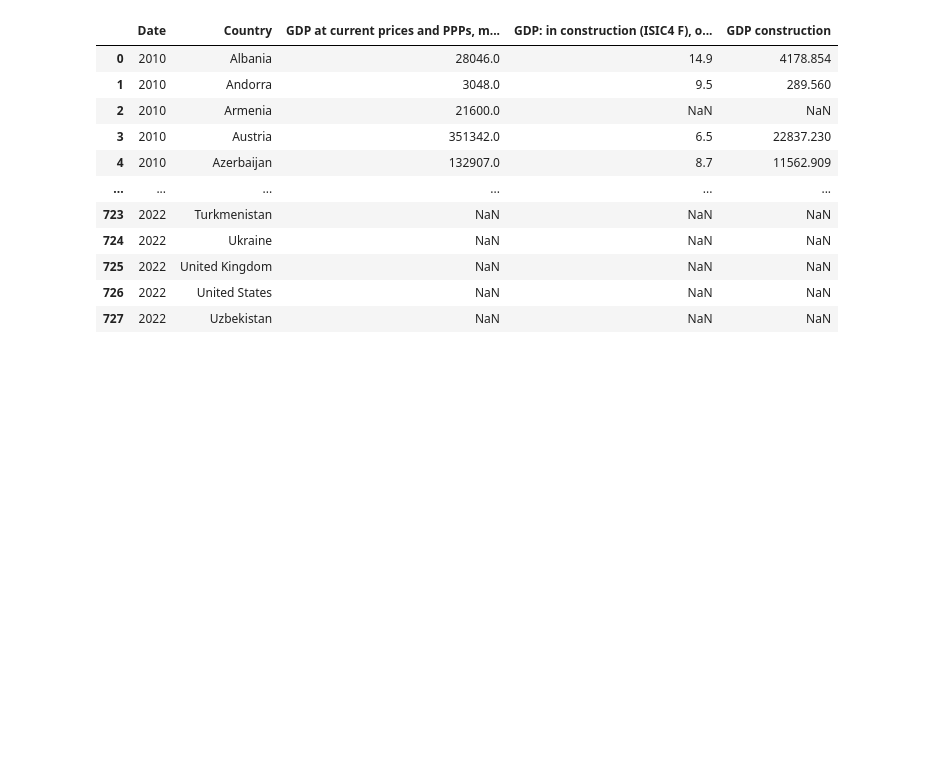
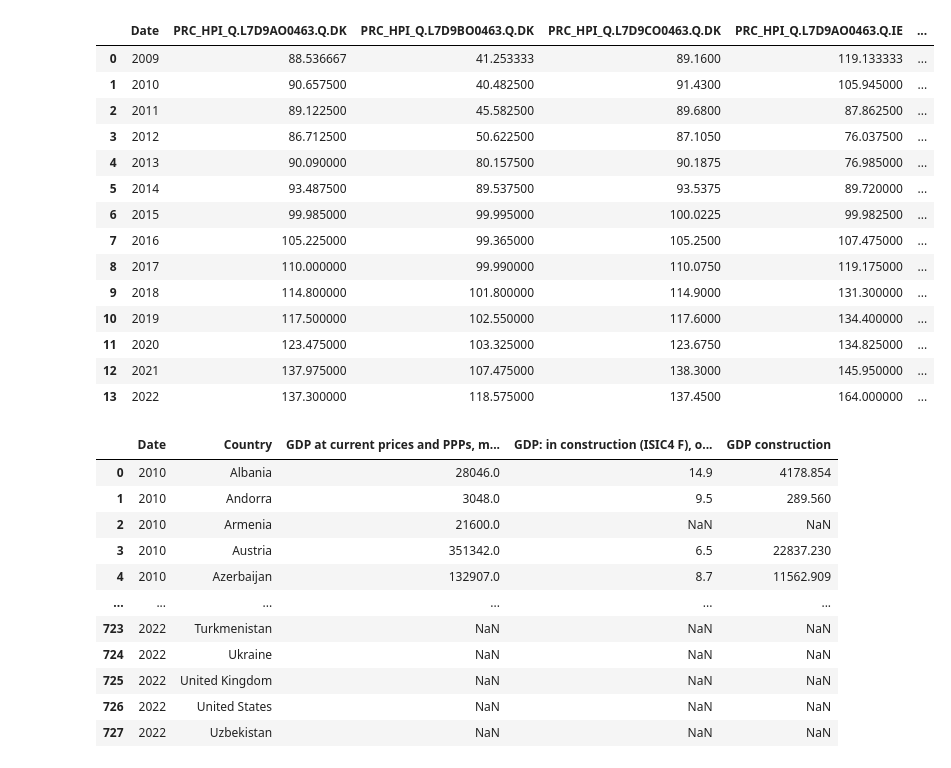
Before and after one commit to sbs23003/CA-Contstruction-Industry, a Jupyter notebook: datasets.ipynb, the cells around one changed output. Drawn from its saved outputs; the diff is of its cells as text; code cells hidden in the pictures; blank space fills up the shorter version.

```diff
--- a/datasets.ipynb
+++ b/datasets.ipynb
@@ -138,3 +142,35 @@ df_demography
+# %%
+df = df_houseSales.copy()
+# Convert 'date' column to datetime type
+df['Date'] = pd.to_datetime(df['Date'])
+
+# Extract year from 'date' column
+df['year'] = df['Date'].dt.year
+
+# Group by 'year' and calculate the mean for other columns
+df_grouped = df.groupby('year').mean().reset_index()
+
+# Rename 'year' column to 'date'
+df_grouped.rename(columns={'year': 'Date'}, inplace=True)
+
+# Display the transformed data
+df_grouped
+# %% [output]
+|  | Date | PRC_HPI_Q.L7D9AO0463.Q.DK | PRC_HPI_Q.L7D9BO0463.Q.DK | PRC_HPI_Q.L7D9CO0463.Q.DK | PRC_HPI_Q.L7D9AO0463.Q.IE | ... |
+| 0 | 2009 | 88.536667 | 41.253333 | 89.1600 | 119.133333 | ... |
+| 1 | 2010 | 90.657500 | 40.482500 | 91.4300 | 105.945000 | ... |
+| 2 | 2011 | 89.122500 | 45.582500 | 89.6800 | 87.862500 | ... |
+| 3 | 2012 | 86.712500 | 50.622500 | 87.1050 | 76.037500 | ... |
+| 4 | 2013 | 90.090000 | 80.157500 | 90.1875 | 76.985000 | ... |
+| 5 | 2014 | 93.487500 | 89.537500 | 93.5375 | 89.720000 | ... |
+| 6 | 2015 | 99.985000 | 99.995000 | 100.0225 | 99.982500 | ... |
+| 7 | 2016 | 105.225000 | 99.365000 | 105.2500 | 107.475000 | ... |
+| 8 | 2017 | 110.000000 | 99.990000 | 110.0750 | 119.175000 | ... |
+| 9 | 2018 | 114.800000 | 101.800000 | 114.9000 | 131.300000 | ... |
+| 10 | 2019 | 117.500000 | 102.550000 | 117.6000 | 134.400000 | ... |
+| 11 | 2020 | 123.475000 | 103.325000 | 123.6750 | 134.825000 | ... |
+| 12 | 2021 | 137.975000 | 107.475000 | 138.3000 | 145.950000 | ... |
+| 13 | 2022 | 137.300000 | 118.575000 | 137.4500 | 164.000000 | ... |
 # %%
 df = df_GDP.copy()
 
```
Also changed, not shown: parts of 3 cells of this notebook.
